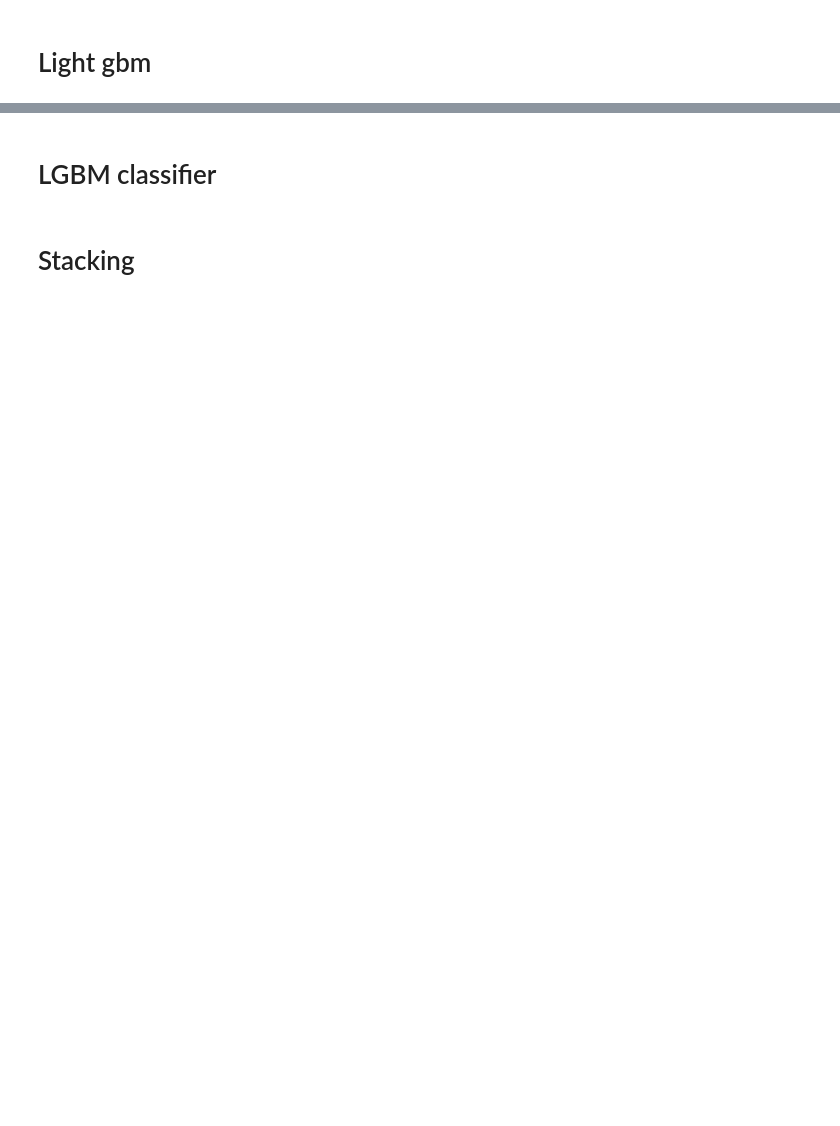
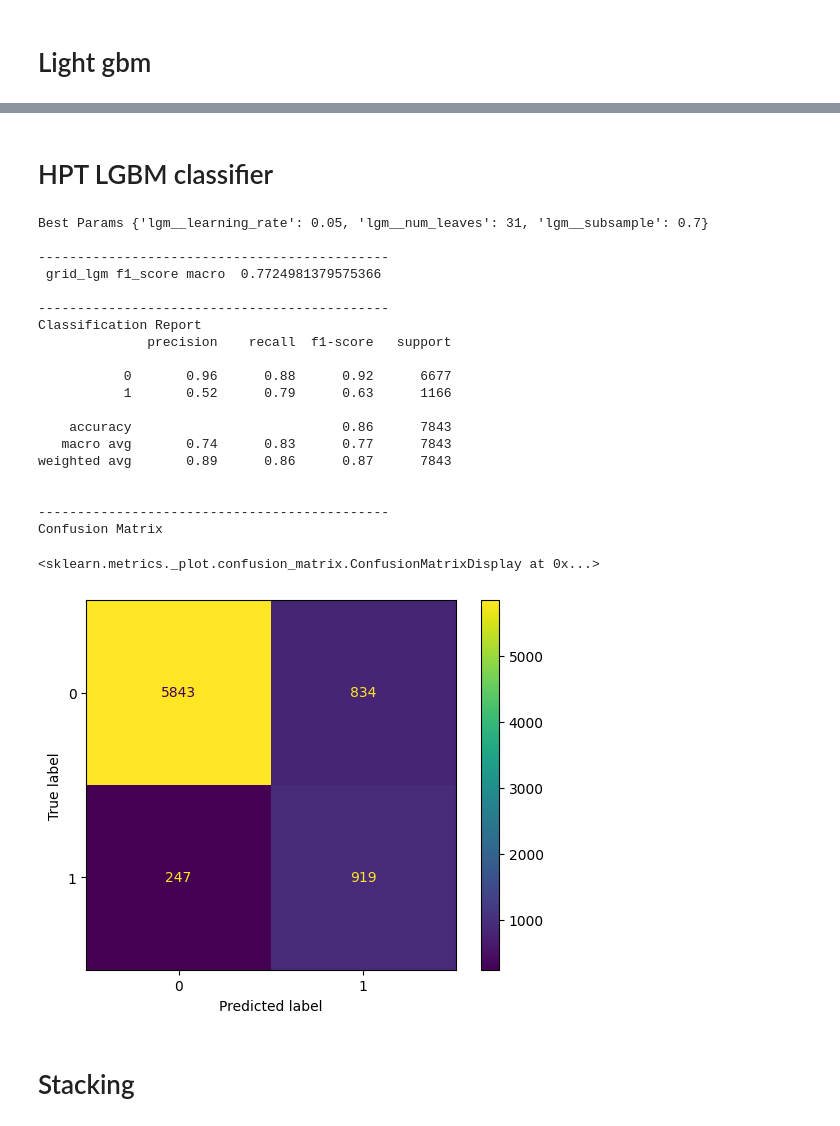
Before and after one commit to linisha04/Predict-the-Success-of-Bank-telemarketing, a Jupyter notebook: liniiiii.ipynb, the cells around one changed output, grey strips where cells are left out. Saved outputs shown, nothing was run; the diff lists cells and outputs as text; code cells hidden in the pictures; blank space fills up the shorter version.

Commit message:
Kaggle Notebook | 22f2000254-notebook-t32024 | 93-grid_lgm

```diff
--- a/liniiiii.ipynb
+++ b/liniiiii.ipynb
@@ -1399,28 +1379,61 @@ Confusion Matrix SVC
 <sklearn.metrics._plot.confusion_matrix.ConfusionMatrixDisplay at 0x...>
 [figure]
 # %% [markdown]
-# LGBM classifier
+# HPT LGBM classifier
 # %%
-# params = {
-#     'lgm__num_leaves': [31, 50, 70, 100],'lgm__learning_rate': [0.01, 0.05, 0.1],'lgm__subsample': [0.7, 0.8, 0.9]}
+params = {'lgm__num_leaves': [31, 50, 70, 100],'lgm__learning_rate': [0.01, 0.05, 0.1],'lgm__subsample': [0.7, 0.8, 0.9]}
 
-# lgm=LGBMClassifier(random_state=42,n_jobs=-1,objective='binary',scale_pos_weight=3,verbose=0)
-# lgm=Pipeline([('col_transformer',col_transformer),('lgm',lgm)])
-# cv_strat = StratifiedKFold(n_splits=5, shuffle=True, random_state=1)
-# grid_lgm = GridSearchCV(lgm,param_grid=params,scoring='f1_macro',cv=cv_strat,verbose=0,n_jobs=-1)
-# grid_lgm.fit(xtrain,ytrain)
+lgm=LGBMClassifier(random_state=1,n_jobs=-1,objective='binary',scale_pos_weight=3,verbose=0)
 
-# print("Best Params",grid_lgm.best_params_)
+lgm=Pipeline([('col_transformer',col_transformer),('lgm',lgm)])
 
-# grid_lgm=grid_lgm.best_estimator_
+cv_strat = StratifiedKFold(n_splits=5, shuffle=True, random_state=1)
+grid_lgm = GridSearchCV(lgm,param_grid=params,scoring='f1_macro',cv=cv_strat,verbose=0,n_jobs=-1)
+grid_lgm.fit(xtrain,ytrain)
+print('')
+print("Best Params",grid_lgm.best_params_)
 
-# ypred_grid_lgm=grid_lgm.predict(xtest)
+print('')
+print('---------------------------------------------')
 
-# print(' grid_lgm f1_score macro ',f1_score(ytest, ypred_grid_lgm , average='macro')    )
-# print('Classification Report')
-# print(classification_report(ytest ,ypred_grid_lgm))
-# print('Confusion Matrix')
-# ConfusionMatrixDisplay.from_estimator(grid_lgm,xtest,ytest)
+grid_lgm=grid_lgm.best_estimator_
+
+ypred_grid_lgm=grid_lgm.predict(xtest)
+
+print(' grid_lgm f1_score macro ',f1_score(ytest, ypred_grid_lgm , average='macro')    )
+print('')
+print('---------------------------------------------')
+
+print('Classification Report')
+print(classification_report(ytest ,ypred_grid_lgm))
+print('')
+print('---------------------------------------------')
+
+
+print('Confusion Matrix')
+ConfusionMatrixDisplay.from_estimator(grid_lgm,xtest,ytest)
+# %% [output]
+Best Params {'lgm__learning_rate': 0.05, 'lgm__num_leaves': 31, 'lgm__subsample': 0.7}
+
+---------------------------------------------
+ grid_lgm f1_score macro  0.7724981379575366
+
+---------------------------------------------
+Classification Report
+              precision    recall  f1-score   support
+
+           0       0.96      0.88      0.92      6677
+           1       0.52      0.79      0.63      1166
+
+    accuracy                           0.86      7843
+   macro avg       0.74      0.83      0.77      7843
+weighted avg       0.89      0.86      0.87      7843
+
+
+---------------------------------------------
+Confusion Matrix
+<sklearn.metrics._plot.confusion_matrix.ConfusionMatrixDisplay at 0x...>
+[figure, added]
 # %% [markdown]
 # Stacking
 # %%
```
Also changed, not shown: parts of 4 cells of this notebook.
